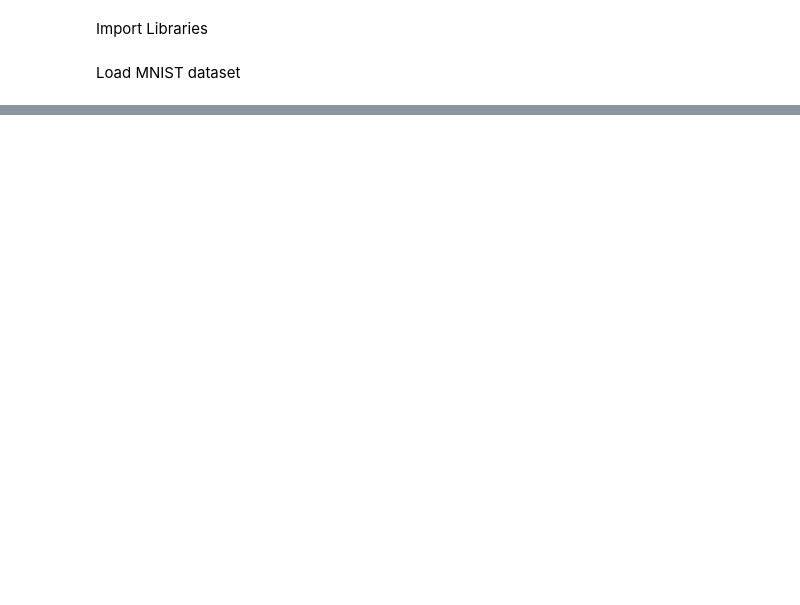
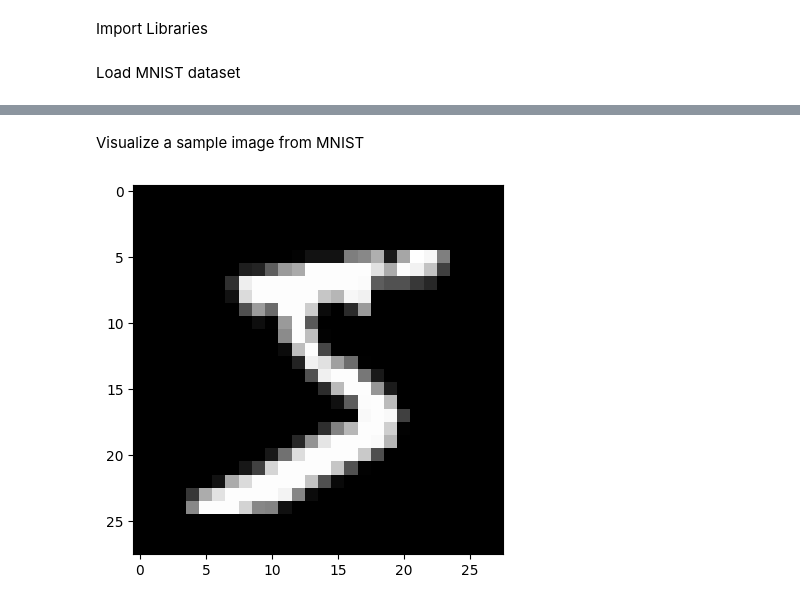
Before and after one commit to Siarzis/ai-tutor, a Jupyter notebook: cnn_mnist_classification_pytorch.ipynb, the cells around one changed output, grey strips where cells are left out. Cells and saved outputs as stored; diff of their text form; code cells hidden in the pictures; blank space fills up the shorter version.

Commit message:
further image visualization

```diff
--- a/cnn_mnist_classification_pytorch.ipynb
+++ b/cnn_mnist_classification_pytorch.ipynb
@@ -53,0 +53,13 @@ Total number of batches: 60000 / 64 = 938
+# %% [markdown]
+Visualize a sample image from MNIST
+# %%
+# convert MNIST sample image from PyTorch tensor to a NumPy array
+image_np = image.numpy()
+
+# visualize MNIST sample image using Matplotlib
+
+# .squeeze() discards singleton dimensions - used to remove the channel dimension
+plt.imshow(image_np.squeeze(), cmap='gray')
+plt.show()
+# %% [output]
+[figure, added]
```
Also changed, not shown: parts of 6 cells of this notebook.
